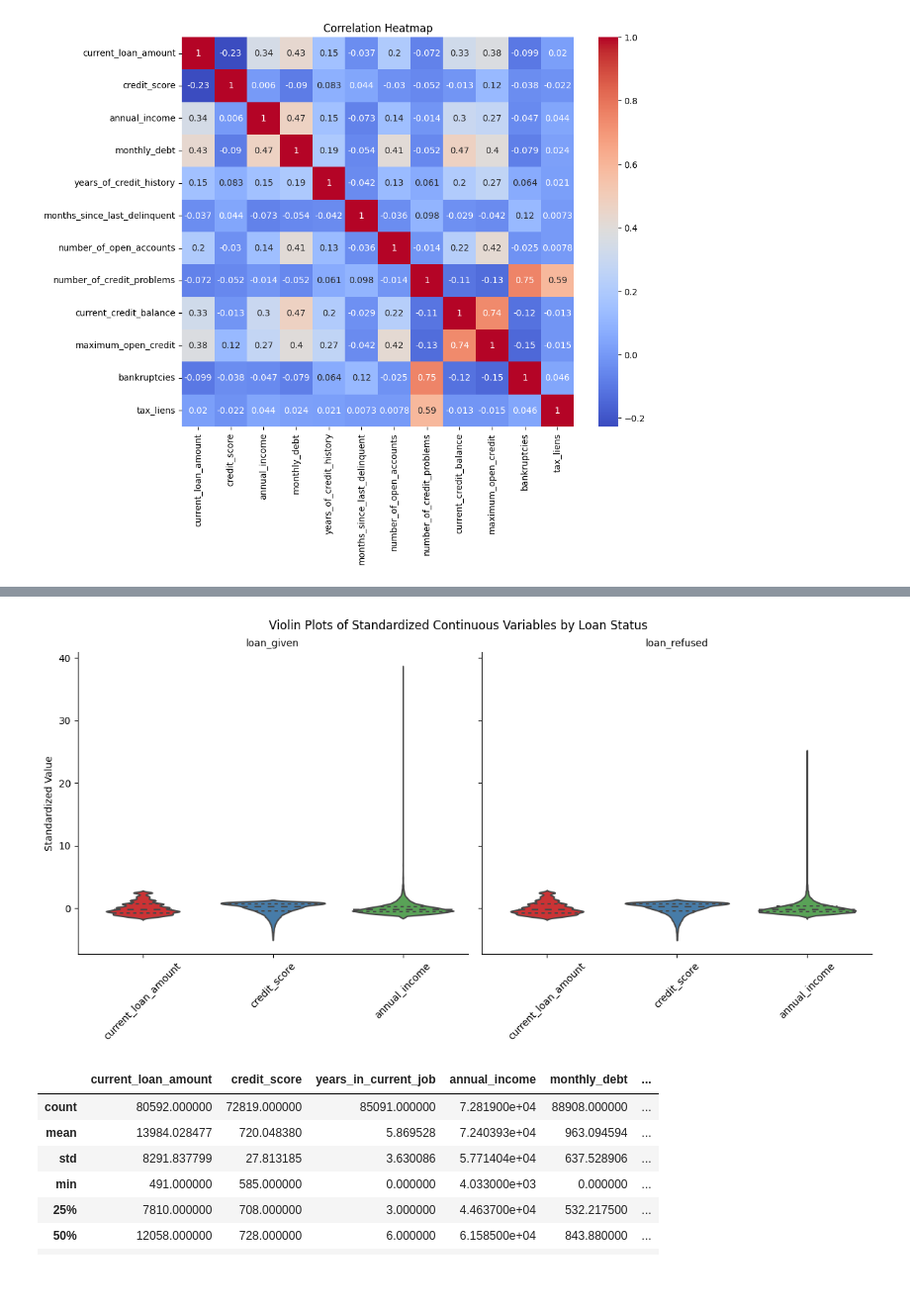
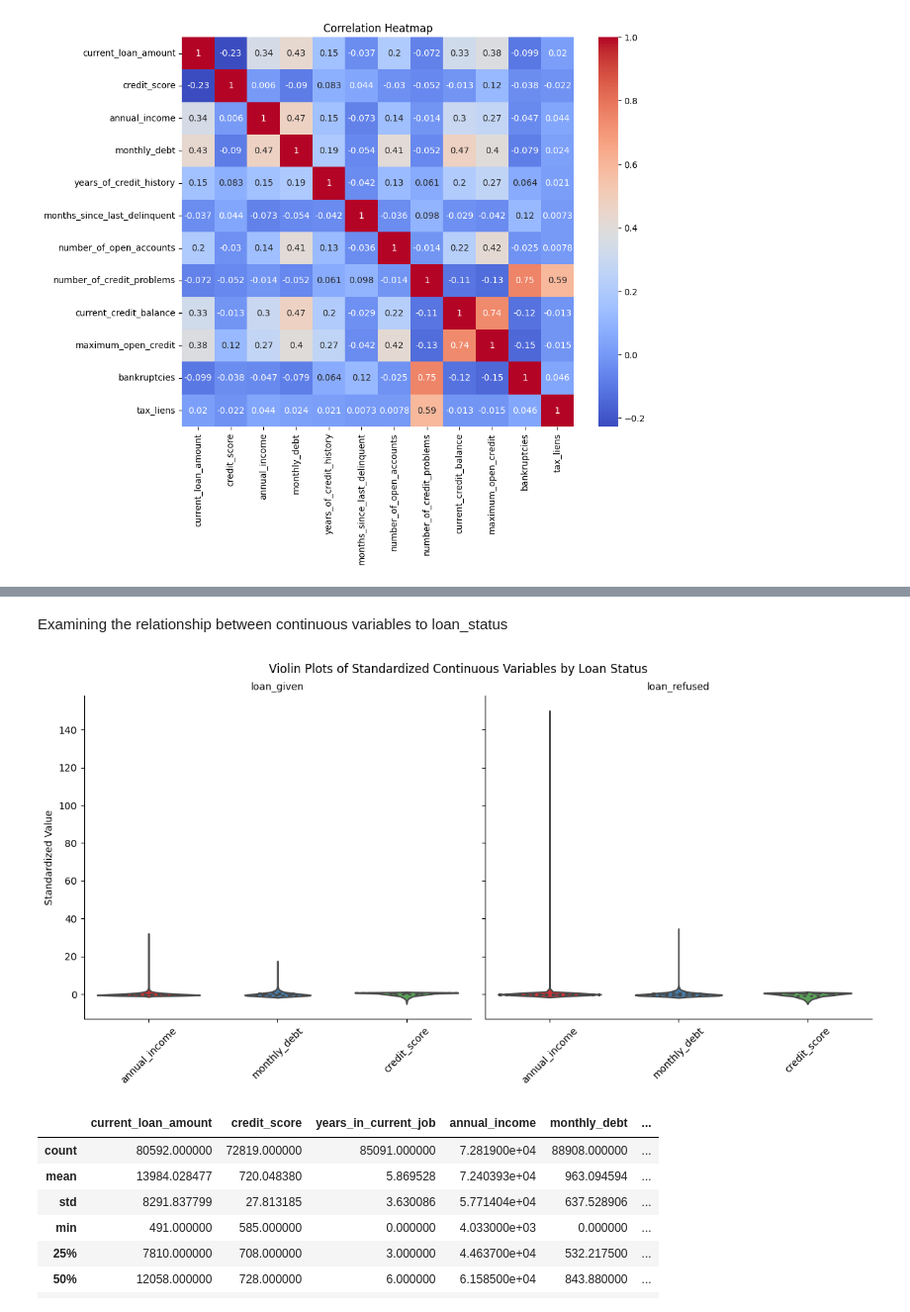
Before and after one commit to nugroho1234/loan-classification-h20-xgboost, a Jupyter notebook: Loan Classification Notebook.ipynb, the cells around one changed output, grey strips where cells are left out. Shown at 99% size. Cells and saved outputs as stored; diff of their text form; code cells hidden in the pictures; blank space fills up the shorter version.

```diff
--- a/Loan Classification Notebook.ipynb
+++ b/Loan Classification Notebook.ipynb
@@ -990,5 +935,5 @@ plt.show();
 # %%
-continuous_vars = ['monthly_debt','number_of_credit_problems', 'current_credit_balance', 'bankruptcies', 'tax_liens']
+continuous_vars = ['number_of_credit_problems', 'current_credit_balance', 'bankruptcies', 'tax_liens']
 
 # Create a pair grid with loan_status as hue
 g = sns.PairGrid(df_agg, vars=continuous_vars, hue='loan_status', diag_sharey=False)
@@ -1022,3 +969,5 @@ dtypes: float64(8), int64(4), object(7)
 memory usage: 15.0+ MB
 # %%
 df_scatter = df_agg[df_agg['annual_income'] < df_agg['annual_income'].max()]
+# %% [markdown]
+Examining the relationship between continuous variables to loan_status
@@ -1025,30 +998,8 @@ df_scatter = df_agg[df_agg['annual_income'] < df_agg['annual_income'].max()]
 # %%
-continuous_vars = ['current_loan_amount', 'credit_score', 'annual_income']
-
-# Standardize the continuous variables
-scaler = StandardScaler()
-df_scaled = scaler.fit_transform(df_scatter[continuous_vars])
-
-# Create a new DataFrame with the standardized values
-df_standardized = pd.DataFrame(df_scaled, columns=continuous_vars)
-
-# Add 'loan_status' column back to the DataFrame
-df_standardized['loan_status'] = df_agg['loan_status']
-
-# Melt the data for FacetGrid
-df_melted = df_standardized.melt(id_vars=['loan_status'], value_vars=continuous_vars, var_name='variable', value_name='value')
-
-# Create a FacetGrid with violin plots
-g = sns.FacetGrid(df_melted, col='loan_status', col_wrap=2, height=6)
-g.map(sns.violinplot, 'variable', 'value', inner='quartile', palette='Set1')
-g.set_titles(col_template="{col_name}")
-g.set_axis_labels("", "Standardized Value")
-g.set_xticklabels(rotation=45)
-g.tight_layout()
-plt.suptitle("Violin Plots of Standardized Continuous Variables by Loan Status", y=1.02)
-plt.show()
+continuous_cols = ['annual_income', 'monthly_debt', 'credit_score']
+create_facet_grid(df_agg, continuous_cols, 'loan_status')
 # %% [output]
-[figure, old version]
+[figure, new version]
 # %%
 df_agg.describe()
 # %% [output]
```
Also changed, not shown: parts of 42 cells of this notebook.
